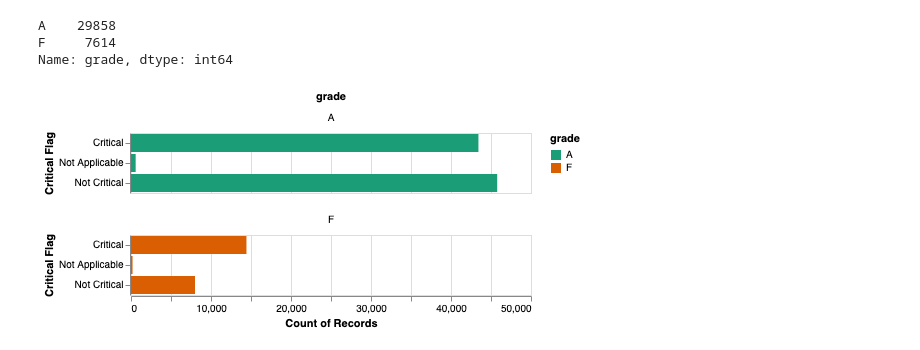
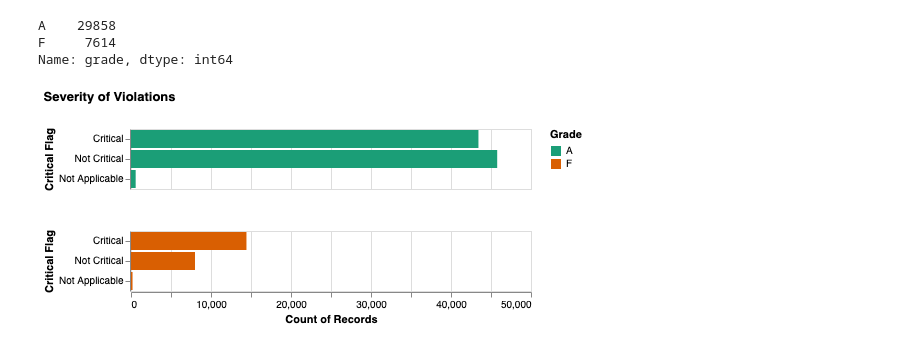
Before and after one commit to UBC-MDS/newyork_restaurant_grading, a Jupyter notebook: src/nyc_rest_eda.ipynb, the cells around one changed output. Cells and saved outputs as stored; diff of their text form; code cells hidden in the pictures.

```diff
--- a/src/nyc_rest_eda.ipynb
+++ b/src/nyc_rest_eda.ipynb
@@ -38,6 +38,6 @@ nyc_df_drop_na['inspection_date'].str[-4:].value_counts()
 2013        2
 Name: inspection_date, dtype: int64
 # %%
-nyc_df_cleaned = nyc_df_drop_na.loc[nyc_df['grade'] != 'Not Yet Graded']
+nyc_df_cleaned = nyc_df_drop_na.loc[(nyc_df['grade'] != 'Not Yet Graded') & (nyc_df['boro'] != 'Missing')]
 nyc_df_cleaned['grade'].value_counts()
 # %% [output]
@@ -100,8 +100,11 @@ score_dists.save('score_dists.html')
 # %%
 alt.Chart(train_df).mark_bar().encode(
     alt.X('count()'),
-    alt.Y('critical_flag', title='Critical Flag'),
-    alt.Color('grade', scale=alt.Scale(scheme='dark2'))
-).facet('grade', columns=1)
+    alt.Y('critical_flag', title='Critical Flag', sort='-x'),
+    alt.Color('grade', scale=alt.Scale(scheme='dark2'), title='Grade')
+).facet(
+    alt.Row('grade', header=alt.Header(labelExpr="''"), title=None),
+    columns=1
+).properties(title='Severity of Violations')
 # %% [output]
-[figure, old version]
+[figure, new version]
```
Also changed, not shown: parts of 8 cells of this notebook, 4 other files.
